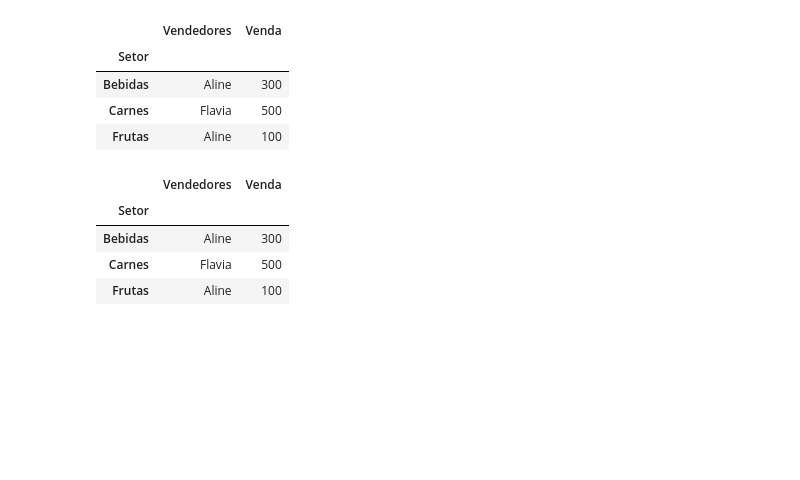
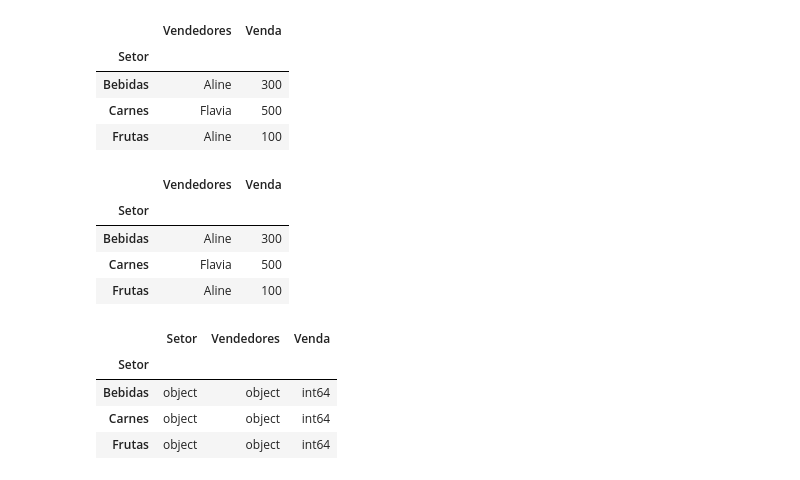
Before and after one commit to CaiqueFreitasFagundes/PROJETOS, a Jupyter notebook: AULAS/aula_pandas.ipynb, the cells around one changed output. Cells and saved outputs as stored; diff of their text form; code cells hidden in the pictures; blank space fills up the shorter version.

```diff
--- a/AULAS/aula_pandas.ipynb
+++ b/AULAS/aula_pandas.ipynb
@@ -362,3 +362,11 @@ setor.min() # retorna o menor valor de venda por setor
 | Bebidas | Aline | 300 |
 | Carnes | Flavia | 500 |
 | Frutas | Aline | 100 |
+# %%
+setor.dtypes # retorna o tipo de dados de cada coluna
+# %% [output]
+|  | Setor | Vendedores | Venda |
+| Setor |  |  |  |
+| Bebidas | object | object | int64 |
+| Carnes | object | object | int64 |
+| Frutas | object | object | int64 |
```
Also changed, not shown: parts of 14 cells of this notebook.
